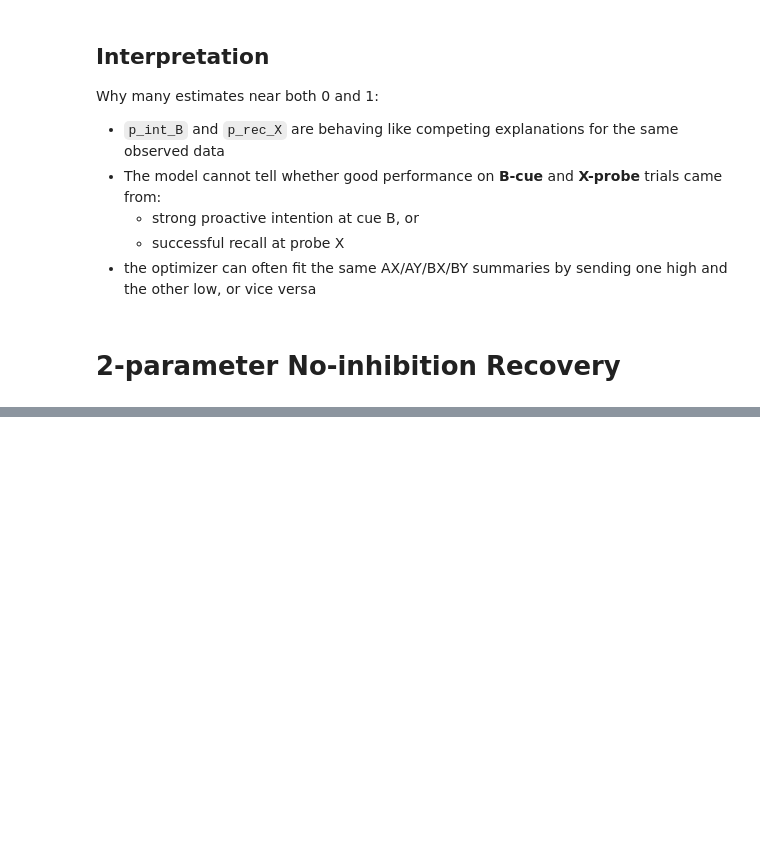
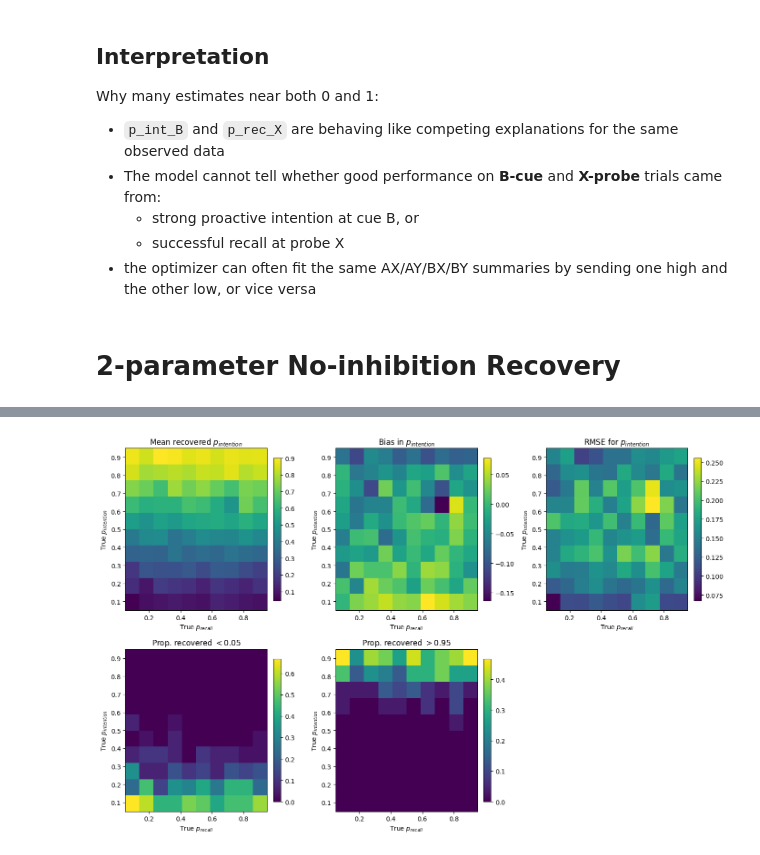
Before and after one commit to beaverjuly/metaControl_behavInhibition, a Jupyter notebook: notebooks/12yr_recovery.ipynb, the cells around one changed output, grey strips where cells are left out. Saved outputs shown, nothing was run; the diff lists cells and outputs as text; code cells hidden in the pictures; blank space fills up the shorter version.

```diff
--- a/notebooks/12yr_recovery.ipynb
+++ b/notebooks/12yr_recovery.ipynb
@@ -437,0 +772,12 @@ Why many estimates near both 0 and 1:
+# %%
+grid_n = 10
+n_reps_per_grid = 30
+boundary_low = 0.05
+boundary_high = 0.95
+
+p_int_grid = np.linspace(0.05, 0.95, grid_n)
+p_rec_grid = np.linspace(0.05, 0.95, grid_n)
+
+print("Grid points for p_intention:", p_int_grid)
+print("Grid points for p_recall:", p_rec_grid)
+print("Replicates per grid point:", n_reps_per_grid)
@@ -437,0 +964,8 @@ Why many estimates near both 0 and 1:
+# %%
+def make_heatmap_matrix(df, value_col, p_int_grid, p_rec_grid):
+    mat = (
+        df.pivot(index="true_p_intention", columns="true_p_recall", values=value_col)
+          .reindex(index=p_int_grid, columns=p_rec_grid)
+          .to_numpy()
+    )
+    return mat
@@ -437,0 +1072,31 @@ Why many estimates near both 0 and 1:
+# %%
+fig, axes = plt.subplots(2, 3, figsize=(14, 9))
+
+metrics_to_plot_int = [
+    ("mean_est_p_intention", "Mean recovered $p_{intention}$"),
+    ("bias_p_intention", "Bias in $p_{intention}$"),
+    ("rmse_p_intention", "RMSE for $p_{intention}$"),
+    ("prop_low_p_intention", "Prop. recovered $< 0.05$"),
+    ("prop_high_p_intention", "Prop. recovered $> 0.95$"),
+]
+
+for ax, (col, title) in zip(axes.ravel(), metrics_to_plot_int):
+    mat = make_heatmap_matrix(grid_summary_2p, col, p_int_grid, p_rec_grid)
+    im = ax.imshow(
+        mat,
+        origin="lower",
+        aspect="auto",
+        extent=[p_rec_grid.min(), p_rec_grid.max(), p_int_grid.min(), p_int_grid.max()]
+    )
+    ax.set_title(title)
+    ax.set_xlabel("True $p_{recall}$")
+    ax.set_ylabel("True $p_{intention}$")
+    plt.colorbar(im, ax=ax, fraction=0.046, pad=0.04)
+
+# turn off the unused 6th panel
+axes.ravel()[-1].axis("off")
+
+plt.tight_layout()
+plt.show()
+# %% [output]
+[figure, added]
```
Also changed, not shown: parts of 41 cells of this notebook.
